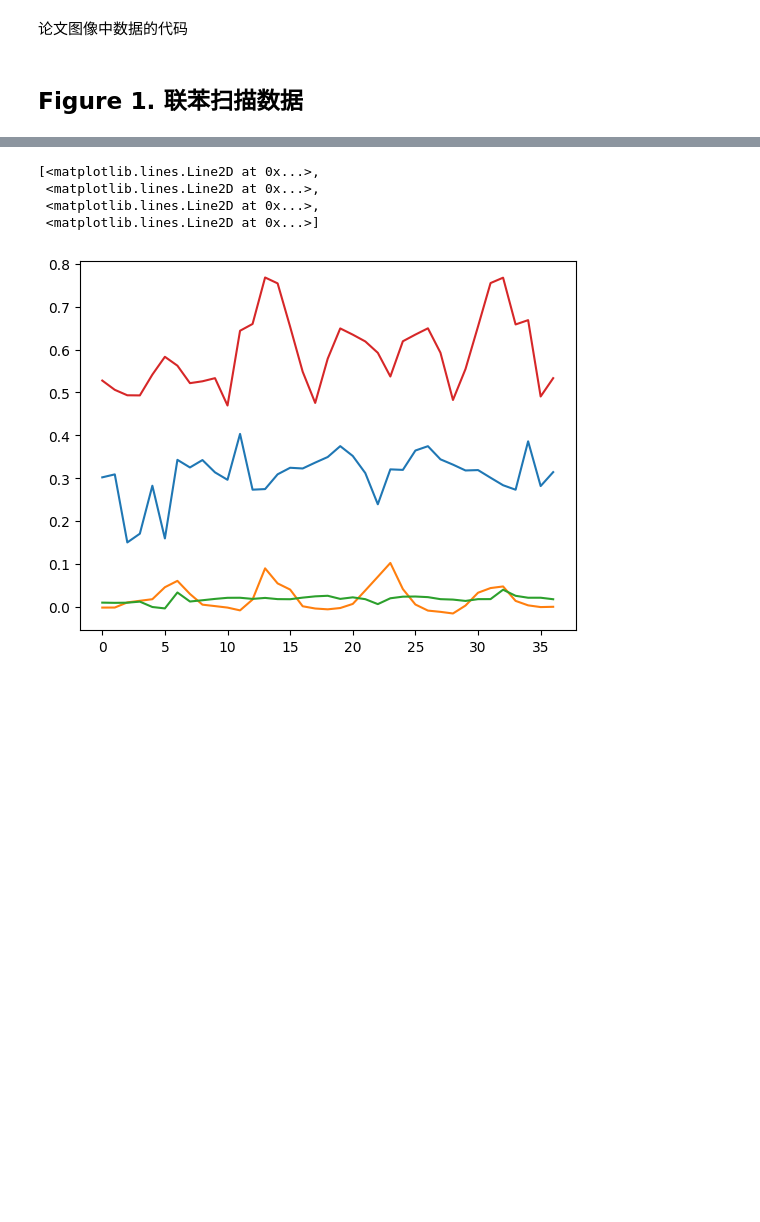
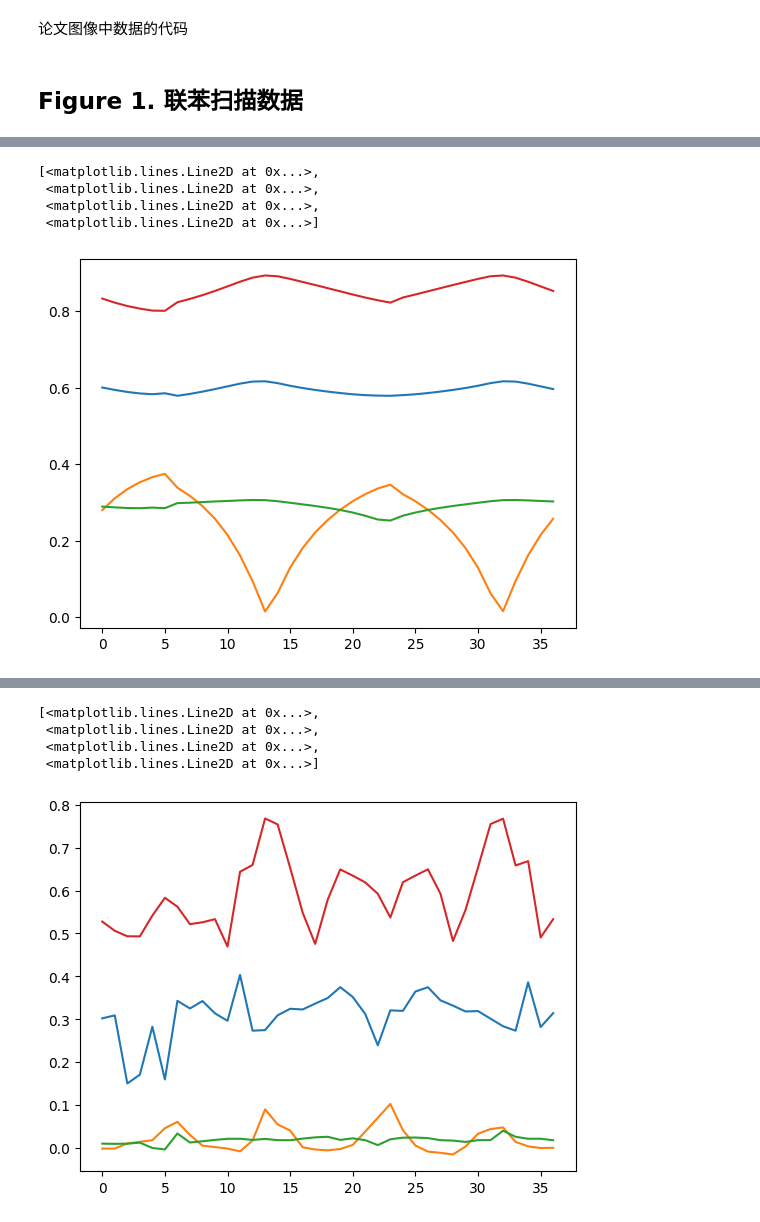
Before and after one commit to qmlCoder/pocv, a Jupyter notebook: paper.ipynb, the cells around one changed output, grey strips where cells are left out. Saved outputs shown, nothing was run; the diff lists cells and outputs as text; code cells hidden in the pictures; blank space fills up the shorter version.

```diff
--- a/paper.ipynb
+++ b/paper.ipynb
@@ -74,0 +77,8 @@ np.savetxt('paper/npys/piOrderPOCV.txt',orders[:,1,:])
+# %%
+plt.plot(orders[:,1])
+# %% [output]
+[<matplotlib.lines.Line2D at 0x...>,
+ <matplotlib.lines.Line2D at 0x...>,
+ <matplotlib.lines.Line2D at 0x...>,
+ <matplotlib.lines.Line2D at 0x...>]
+[figure, added]
```
Also changed, not shown: parts of 3 cells of this notebook, 40 other files.
